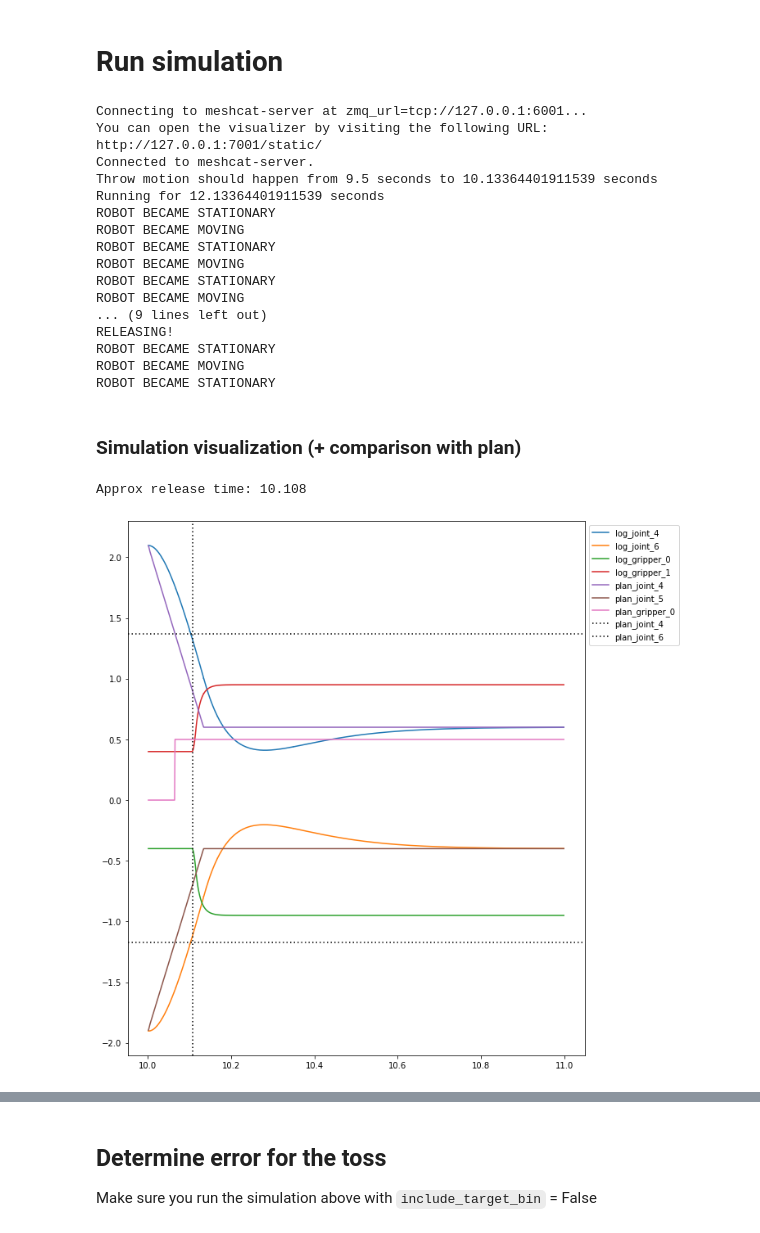
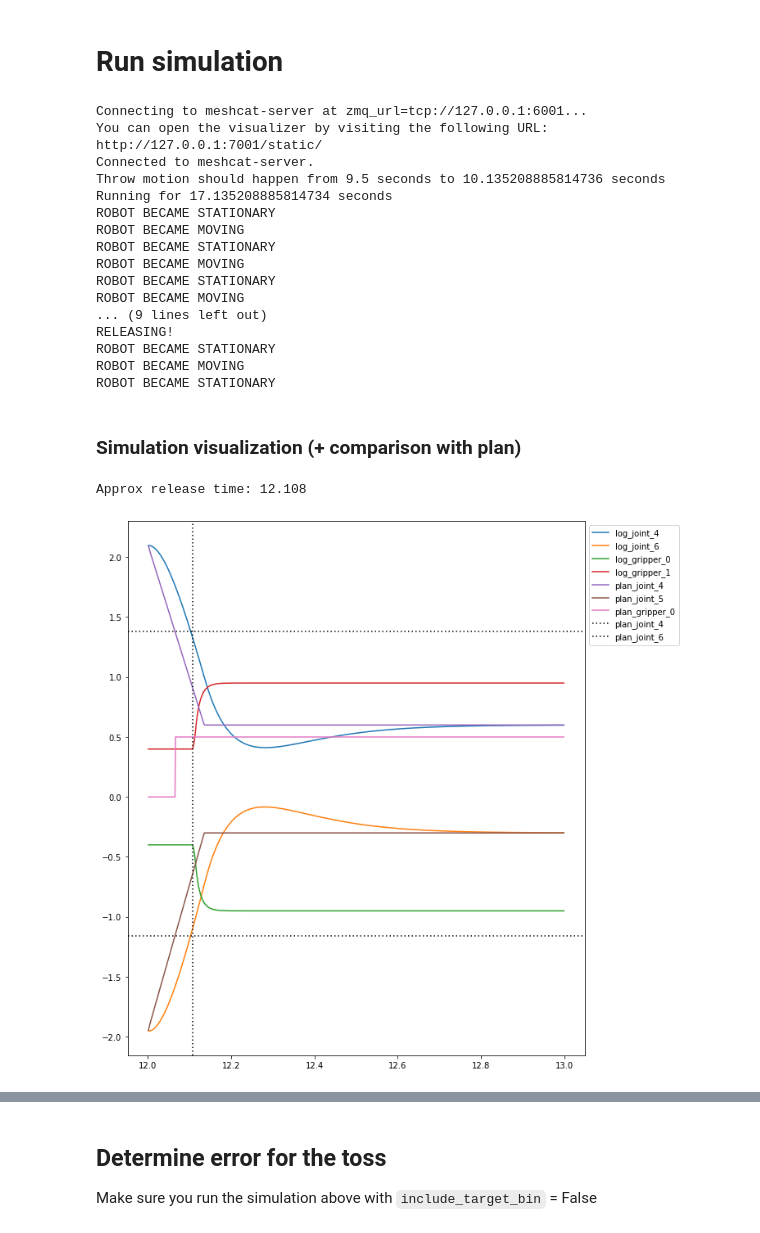
Before and after one commit to dxyang/manipulation, a Jupyter notebook: iiwa_toss_basketball.ipynb, the cells around one changed output, grey strips where cells are left out. Drawn from its saved outputs; the diff is of its cells as text; code cells hidden in the pictures.

```diff
--- a/iiwa_toss_basketball.ipynb
+++ b/iiwa_toss_basketball.ipynb
@@ -60,7 +60,7 @@ GLOBAL_PLANT, GLOBAL_CONTEXT = get_basic_manip_station()
 # Define throw problem
 # %%
 # Get initial pose of the gripper by using default context of manip station.
-P_WORLD_TARGET = np.array([-6.75, 0, 3])
+P_WORLD_TARGET = np.array([-7.25, 0, 3])
 MAX_APPROACH_ANGLE = -30 / 180.0 * np.pi
 OBJECT_TO_TOSS = "bball" # "foam", ball", "rod", "bball"
 
@@ -88,8 +88,8 @@ T_world_objectCOM = RigidTransform(
 throw_heading = np.arctan2(P_WORLD_TARGET[1], P_WORLD_TARGET[0])
 ja1 = throw_heading - np.pi
 # TODO: edit these to work better for large angles.
-PRETHROW_JA = np.array([ja1, 0, 0, 2.1, 0, -1.9, 0, 0, 0])
-THROWEND_JA = np.array([ja1, 0, 0, 0.6, 0, -0.4, 0, 0, 0])
+PRETHROW_JA = np.array([ja1, 0, 0, 2.1, 0, -1.95, 0, 0, 0])
+THROWEND_JA = np.array([ja1, 0, 0, 0.6, 0, -0.3, 0, 0, 0])
 T_world_prethrowPose = jointangles_to_pose(
     plant=GLOBAL_PLANT,
     context=GLOBAL_CONTEXT,
@@ -252,7 +252,7 @@ t_goToObj = 1.0
 t_holdObj = 2.0
 t_goToPreobj = 1.0
 t_goToWaypoint = 2.0
-t_goToPrethrow = 4.0 # must be greater than 1.0 for a 1 second hold to stabilize
+t_goToPrethrow = 6.0 # must be greater than 1.0 for a 1 second hold to stabilize
 t_goToThrowEnd = throw_motion_time
 # %% [markdown]
 ### Visualize optimization problem
@@ -448,7 +448,7 @@ visualize_transform(
     radius=0.02
 )
 
-fly_time = 2
+fly_time = 5
 meshcat.start_recording()
 print(f"Throw motion should happen from 9.5 seconds to {10 + throw_motion_time} seconds")
 print(f"Running for {q_traj.end_time() + fly_time} seconds")
@@ -461,8 +461,8 @@ Connecting to meshcat-server at zmq_url=tcp://127.0.0.1:6001...
 You can open the visualizer by visiting the following URL:
 http://127.0.0.1:7001/static/
 Connected to meshcat-server.
-Throw motion should happen from 9.5 seconds to 10.13364401911539 seconds
-Running for 12.13364401911539 seconds
+Throw motion should happen from 9.5 seconds to 10.135208885814736 seconds
+Running for 17.135208885814734 seconds
 ROBOT BECAME STATIONARY
 ROBOT BECAME MOVING
 ROBOT BECAME STATIONARY
@@ -481,41 +481,41 @@ plt.figure(figsize=(10, 12))
 
 all_log_times = loggers["state"].sample_times()
 #chosen_idxs = (8 < all_log_times) & (all_log_times < 9)
-chosen_idxs = (10 < all_log_times) & (all_log_times < 11)
+chosen_idxs = (12 < all_log_times) & (all_log_times < 13)
 
 log_times = loggers["state"].sample_times()[chosen_idxs]
 log_states = loggers["state"].data()[:, chosen_idxs]
 
 for idx, r in enumerate(log_states[[10, 12]]):
     plt.plot(log_times, r, label=f"log_joint_{2*idx+4}")
 for idx, r in enumerate(log_states[[14, 15]]):
     plt.plot(log_times, 10 *r, label=f"log_gripper_{idx}")
 
 q_plan = np.hstack([q_traj.value(t) for t in log_times])
 g_plan = np.hstack([g_traj.value(t) for t in log_times])
 for idx, r in enumerate(q_plan[[3, 5]]):
     plt.plot(log_times, r, label=f"plan_joint_{idx + 4}")
 for idx, r in enumerate(g_plan):
     plt.plot(log_times, r, label=f"plan_gripper_{idx}")
 
 for idx in [4, 6]:
     plt.axhline(
         y=release_ja[idx-1],
         color="black", linestyle=(0, (1, 2)), label=f"plan_joint_{idx}"
     );
 
 approx_release_idx = np.where(log_states[15] > log_states[15].min() + 1e-3)[0][0]
 approx_release_time = log_times[approx_release_idx]
 print(f"Approx release time: {approx_release_time}")
 plt.axvline(
     x=approx_release_time,
     color="black", linestyle=(0, (1, 2)), label=""
 );
 
 plt.legend(bbox_to_anchor=(1, 1), loc='upper left', ncol=1);
 # %% [output]
-Approx release time: 10.108
+Approx release time: 12.108
-[figure, old version]
+[figure, new version]
 # %%
 plt.plot(log_states[10], log_states[12]);
 plt.axvline(
```
Also changed, not shown: parts of 8 cells of this notebook.
